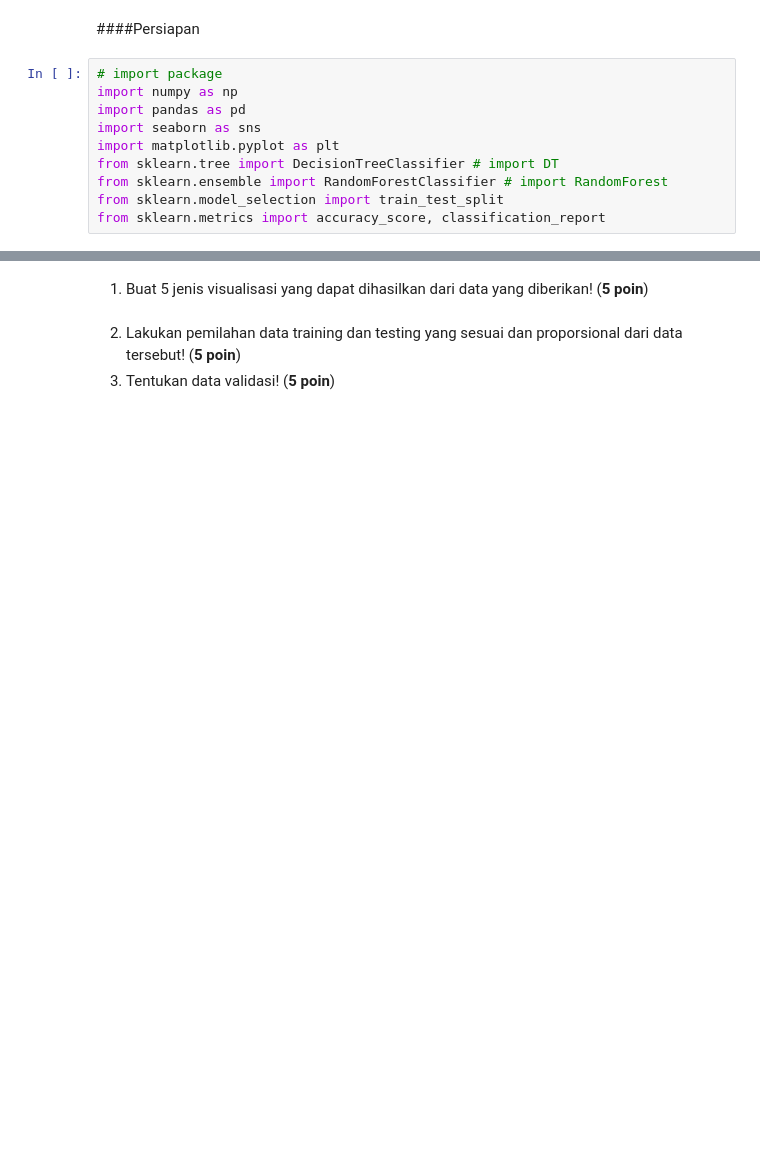
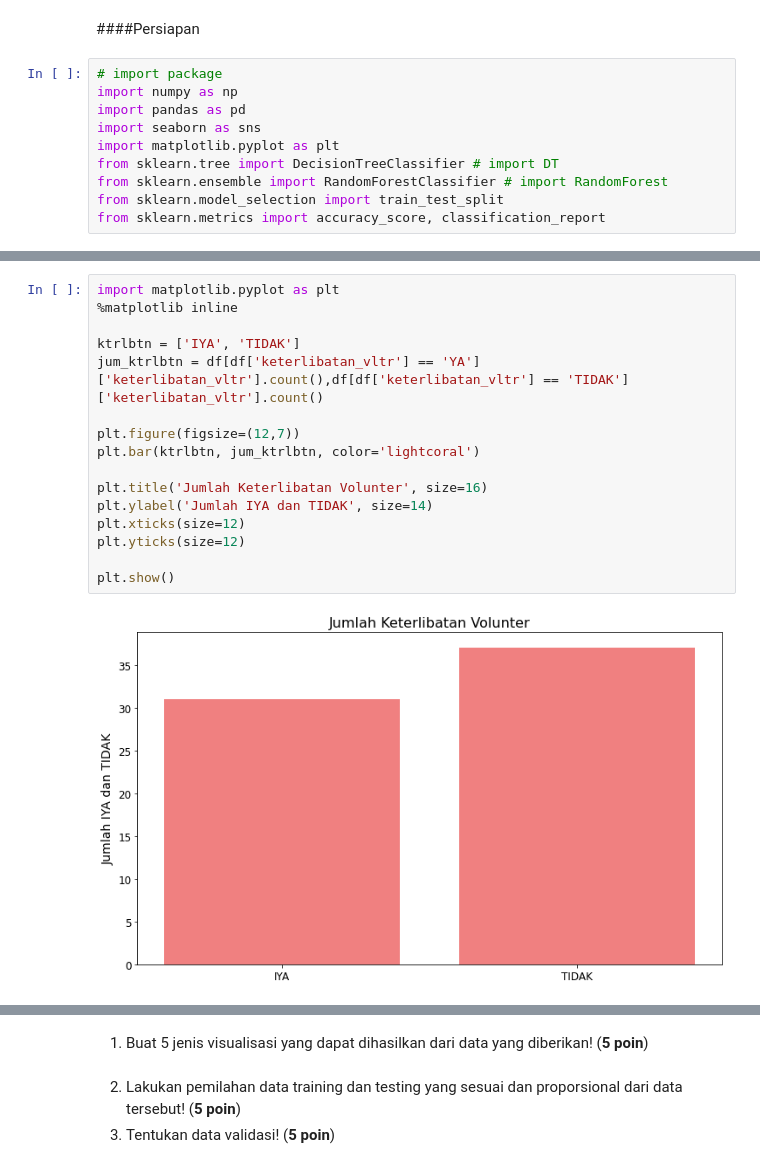
Before and after one commit to dhikaainul/Machine_Learning_Quiz_2, a Jupyter notebook: ML_Quiz2.ipynb, the cells around one changed output, grey strips where cells are left out. Saved outputs shown, nothing was run; the diff lists cells and outputs as text; blank space fills up the shorter version.

```diff
--- a/ML_Quiz2.ipynb
+++ b/ML_Quiz2.ipynb
@@ -40,0 +99,18 @@ df.head()
+# %%
+import matplotlib.pyplot as plt
+%matplotlib inline
+
+ktrlbtn = ['IYA', 'TIDAK']
+jum_ktrlbtn = df[df['keterlibatan_vltr'] == 'YA']['keterlibatan_vltr'].count(),df[df['keterlibatan_vltr'] == 'TIDAK']['keterlibatan_vltr'].count()
+
+plt.figure(figsize=(12,7))
+plt.bar(ktrlbtn, jum_ktrlbtn, color='lightcoral')
+
+plt.title('Jumlah Keterlibatan Volunter', size=16)
+plt.ylabel('Jumlah IYA dan TIDAK', size=14)
+plt.xticks(size=12)
+plt.yticks(size=12)
+
+plt.show()
+# %% [output]
+[figure, added]
```
Also changed, not shown: parts of 11 cells of this notebook.
